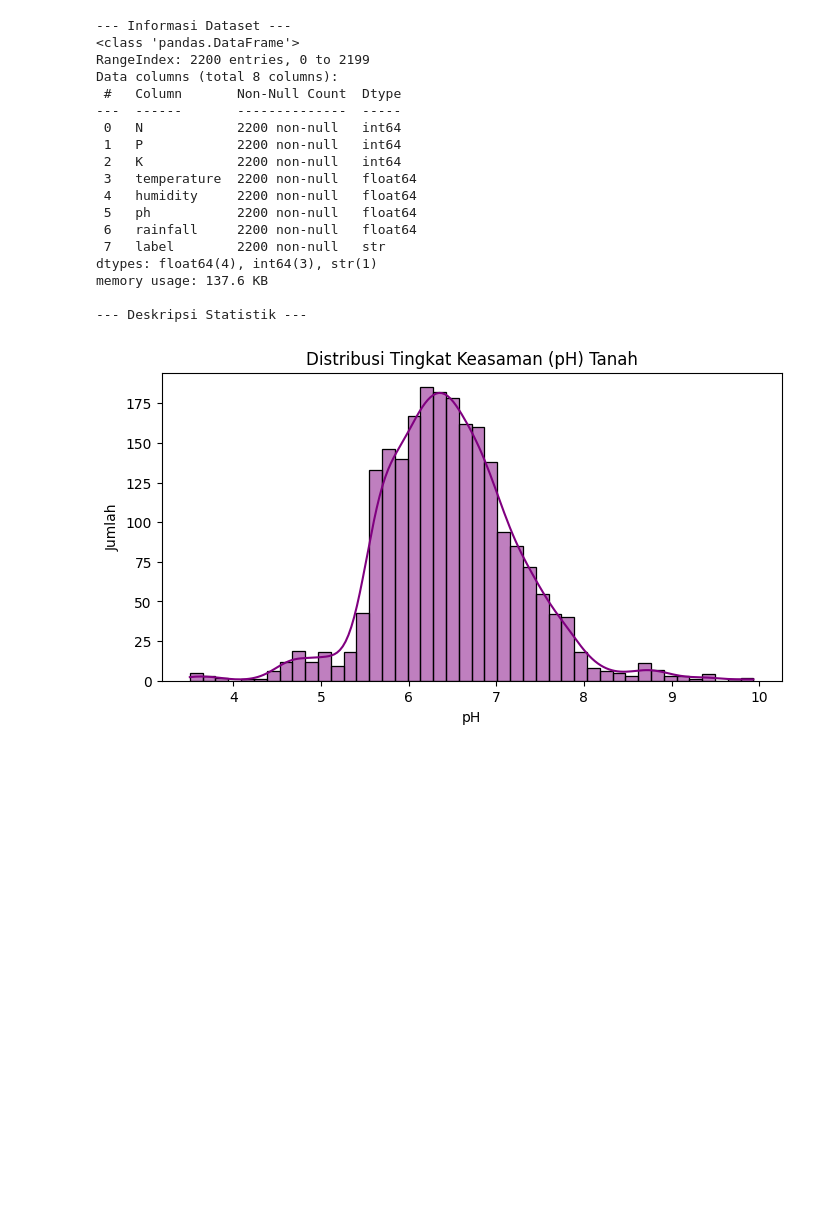
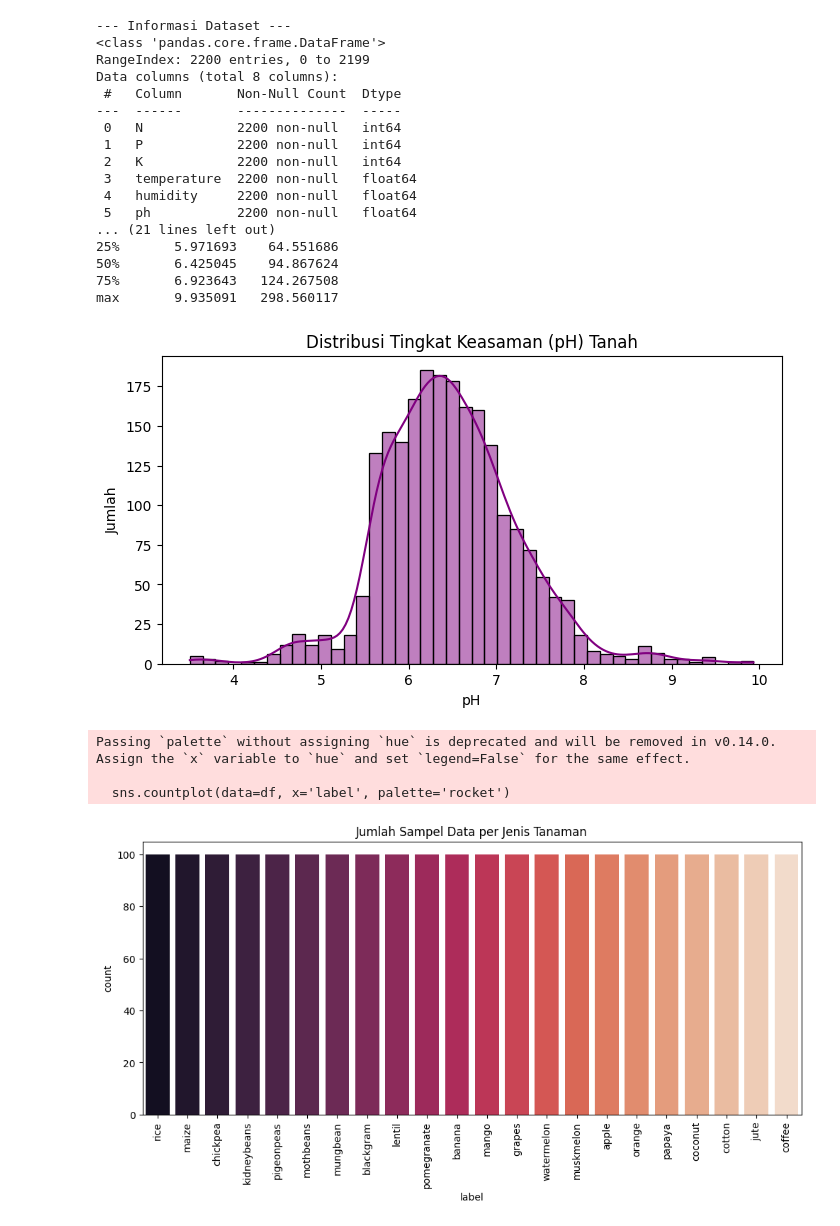
Before and after one commit to tgif-yaak/Eksperimen_SML_Pradnya-Aliya, a Jupyter notebook: preprocessing/Eksperimen_Pradnya-Aliya.ipynb, the cells around one changed output. Cells and saved outputs as stored; diff of their text form; code cells hidden in the pictures; blank space fills up the shorter version.

```diff
--- a/preprocessing/Eksperimen_Pradnya-Aliya.ipynb
+++ b/preprocessing/Eksperimen_Pradnya-Aliya.ipynb
@@ -18,37 +23,47 @@ FileNotFoundError: [Errno 2] No such file or directory: 'Crop_recommendation.csv
 # %%
-# Melihat informasi umum tentang kolom dan tipe data
+# 1. Melihat informasi umum tentang kolom dan tipe data
 print("--- Informasi Dataset ---")
 df.info()
 
-# Melihat statistik deskriptif dari data angka
+# 2. Melihat statistik deskriptif data angka
 print("\n--- Deskripsi Statistik ---")
-df.describe()
+print(df.describe())
 
-# Bikin grafik sederhana untuk melihat persebaran salah satu unsur tanah (misal pH)
+# 3. Grafik untuk melihat persebaran tingkat keasaman (pH) tanah
 plt.figure(figsize=(8, 4))
 sns.histplot(df['ph'], kde=True, color='purple')
 plt.title('Distribusi Tingkat Keasaman (pH) Tanah')
 plt.xlabel('pH')
 plt.ylabel('Jumlah')
 plt.show()
+
+# 4. Grafik tambahan untuk melihat jumlah data per label tanaman
+plt.figure(figsize=(12, 5))
+sns.countplot(data=df, x='label', palette='rocket')
+plt.xticks(rotation=90)
+plt.title('Jumlah Sampel Data per Jenis Tanaman')
+plt.show()
 # %% [output]
 --- Informasi Dataset ---
-<class 'pandas.DataFrame'>
+<class 'pandas.core.frame.DataFrame'>
 RangeIndex: 2200 entries, 0 to 2199
 Data columns (total 8 columns):
  #   Column       Non-Null Count  Dtype
 ---  ------       --------------  -----
  0   N            2200 non-null   int64
  1   P            2200 non-null   int64
  2   K            2200 non-null   int64
  3   temperature  2200 non-null   float64
  4   humidity     2200 non-null   float64
  5   ph           2200 non-null   float64
- 6   rainfall     2200 non-null   float64
- 7   label        2200 non-null   str
-dtypes: float64(4), int64(3), str(1)
-memory usage: 137.6 KB
-
---- Deskripsi Statistik ---
+... (21 lines left out)
+25%       5.971693    64.551686
+50%       6.425045    94.867624
+75%       6.923643   124.267508
+max       9.935091   298.560117
 [figure]
+Passing `palette` without assigning `hue` is deprecated and will be removed in v0.14.0. Assign the `x` variable to `hue` and set `legend=False` for the same effect.
+
+  sns.countplot(data=df, x='label', palette='rocket')
+[figure, added]
 # %%
```
Also changed, not shown: parts of 3 cells of this notebook, 2 other files.
